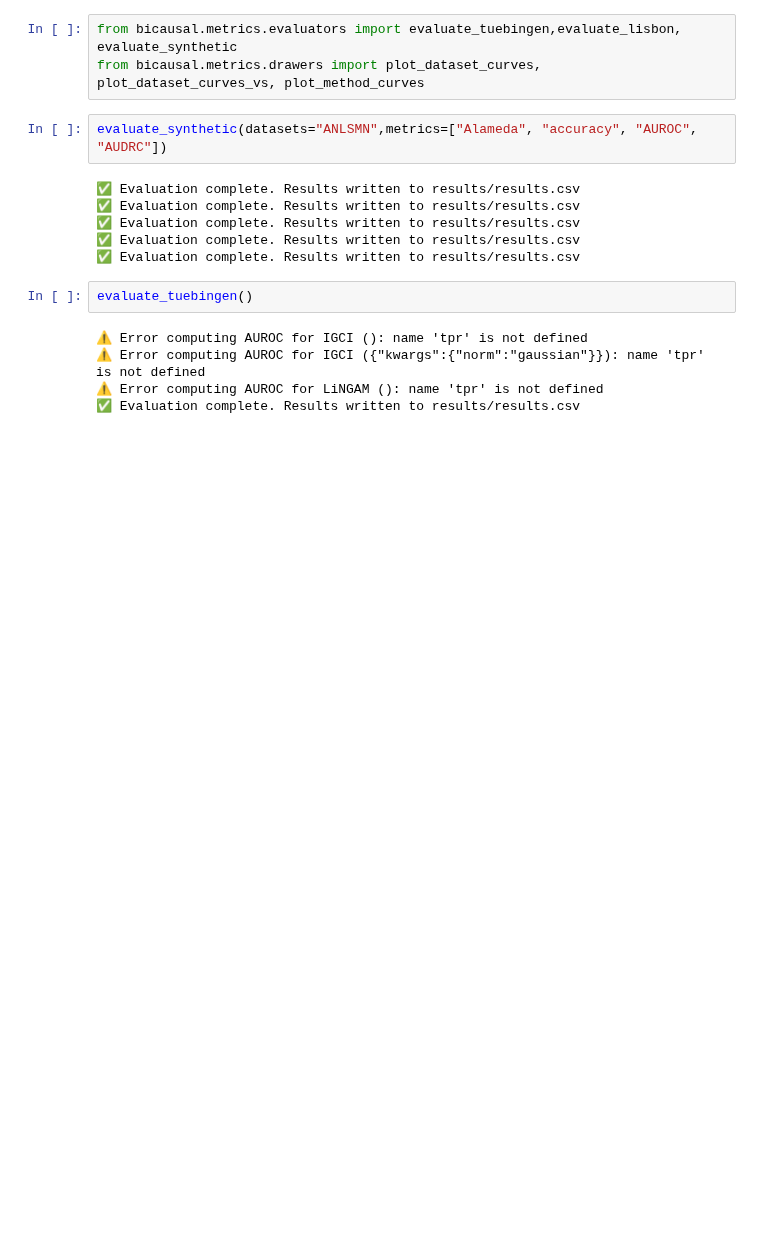
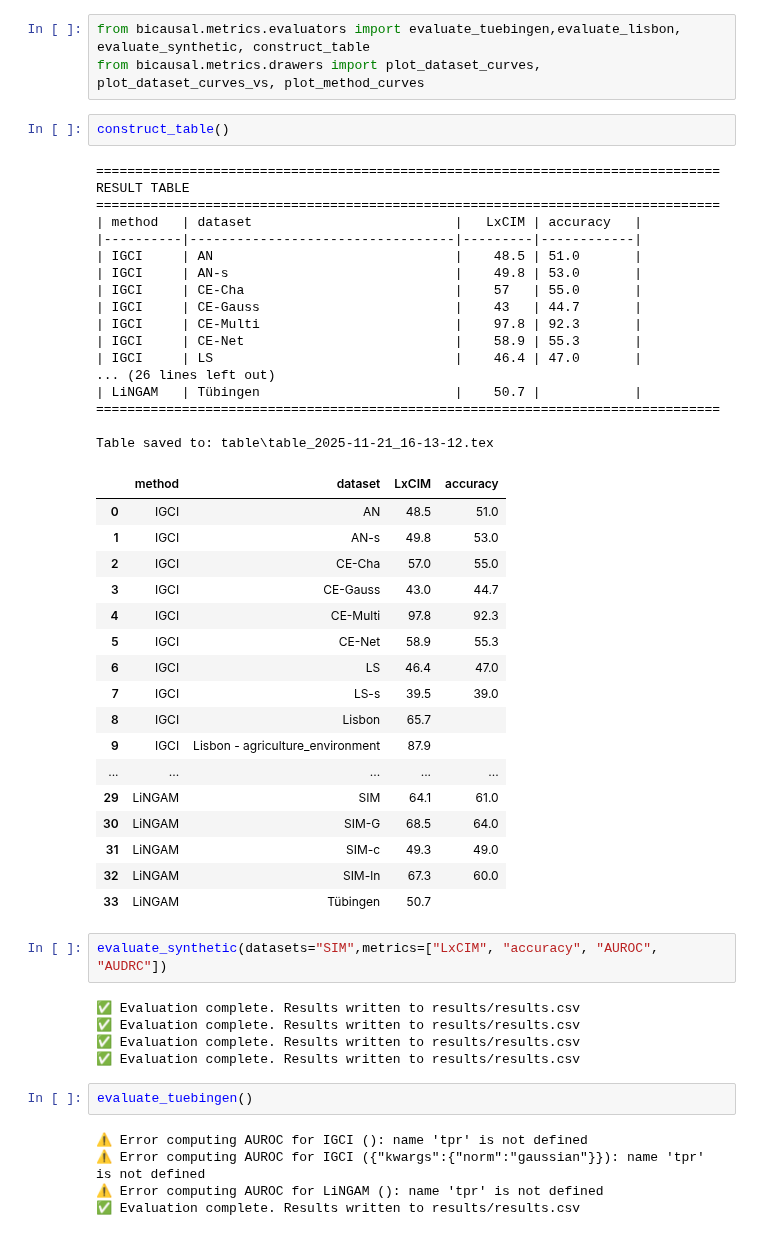
Before and after one commit to tiagobrogueira/Causal-Discovery-In-Exchangeable-Data, a Jupyter notebook: bicausal/evaluate.ipynb, the cells around one changed output. Drawn from its saved outputs; the diff is of its cells as text; blank space fills up the shorter version.

```diff
--- a/bicausal/evaluate.ipynb
+++ b/bicausal/evaluate.ipynb
@@ -1,14 +1,50 @@
 # %%
-from bicausal.metrics.evaluators import evaluate_tuebingen,evaluate_lisbon, evaluate_synthetic
+from bicausal.metrics.evaluators import evaluate_tuebingen,evaluate_lisbon, evaluate_synthetic, construct_table
 from bicausal.metrics.drawers import plot_dataset_curves, plot_dataset_curves_vs, plot_method_curves
+# %%
+construct_table()
+# %% [output]
+================================================================================
+RESULT TABLE
+================================================================================
+| method   | dataset                          |   LxCIM | accuracy   |
+|----------|----------------------------------|---------|------------|
+| IGCI     | AN                               |    48.5 | 51.0       |
+| IGCI     | AN-s                             |    49.8 | 53.0       |
+| IGCI     | CE-Cha                           |    57   | 55.0       |
+| IGCI     | CE-Gauss                         |    43   | 44.7       |
+| IGCI     | CE-Multi                         |    97.8 | 92.3       |
+| IGCI     | CE-Net                           |    58.9 | 55.3       |
+| IGCI     | LS                               |    46.4 | 47.0       |
+... (26 lines left out)
+| LiNGAM   | Tübingen                         |    50.7 |            |
+================================================================================
+
+Table saved to: table\table_2025-11-21_16-13-12.tex
+|  | method | dataset | LxCIM | accuracy |
+| 0 | IGCI | AN | 48.5 | 51.0 |
+| 1 | IGCI | AN-s | 49.8 | 53.0 |
+| 2 | IGCI | CE-Cha | 57.0 | 55.0 |
+| 3 | IGCI | CE-Gauss | 43.0 | 44.7 |
+| 4 | IGCI | CE-Multi | 97.8 | 92.3 |
+| 5 | IGCI | CE-Net | 58.9 | 55.3 |
+| 6 | IGCI | LS | 46.4 | 47.0 |
+| 7 | IGCI | LS-s | 39.5 | 39.0 |
+| 8 | IGCI | Lisbon | 65.7 |  |
+| 9 | IGCI | Lisbon - agriculture_environment | 87.9 |  |
+| ... | ... | ... | ... | ... |
+| 29 | LiNGAM | SIM | 64.1 | 61.0 |
+| 30 | LiNGAM | SIM-G | 68.5 | 64.0 |
+| 31 | LiNGAM | SIM-c | 49.3 | 49.0 |
+| 32 | LiNGAM | SIM-ln | 67.3 | 60.0 |
+| 33 | LiNGAM | Tübingen | 50.7 |  |
 # %%
-evaluate_synthetic(datasets="ANLSMN",metrics=["Alameda", "accuracy", "AUROC", "AUDRC"])
+evaluate_synthetic(datasets="SIM",metrics=["LxCIM", "accuracy", "AUROC", "AUDRC"])
 # %% [output]
 ✅ Evaluation complete. Results written to results/results.csv
 ✅ Evaluation complete. Results written to results/results.csv
 ✅ Evaluation complete. Results written to results/results.csv
 ✅ Evaluation complete. Results written to results/results.csv
-✅ Evaluation complete. Results written to results/results.csv
 # %%
 evaluate_tuebingen()
 # %% [output]
```
Also changed, not shown: 9 other files.
